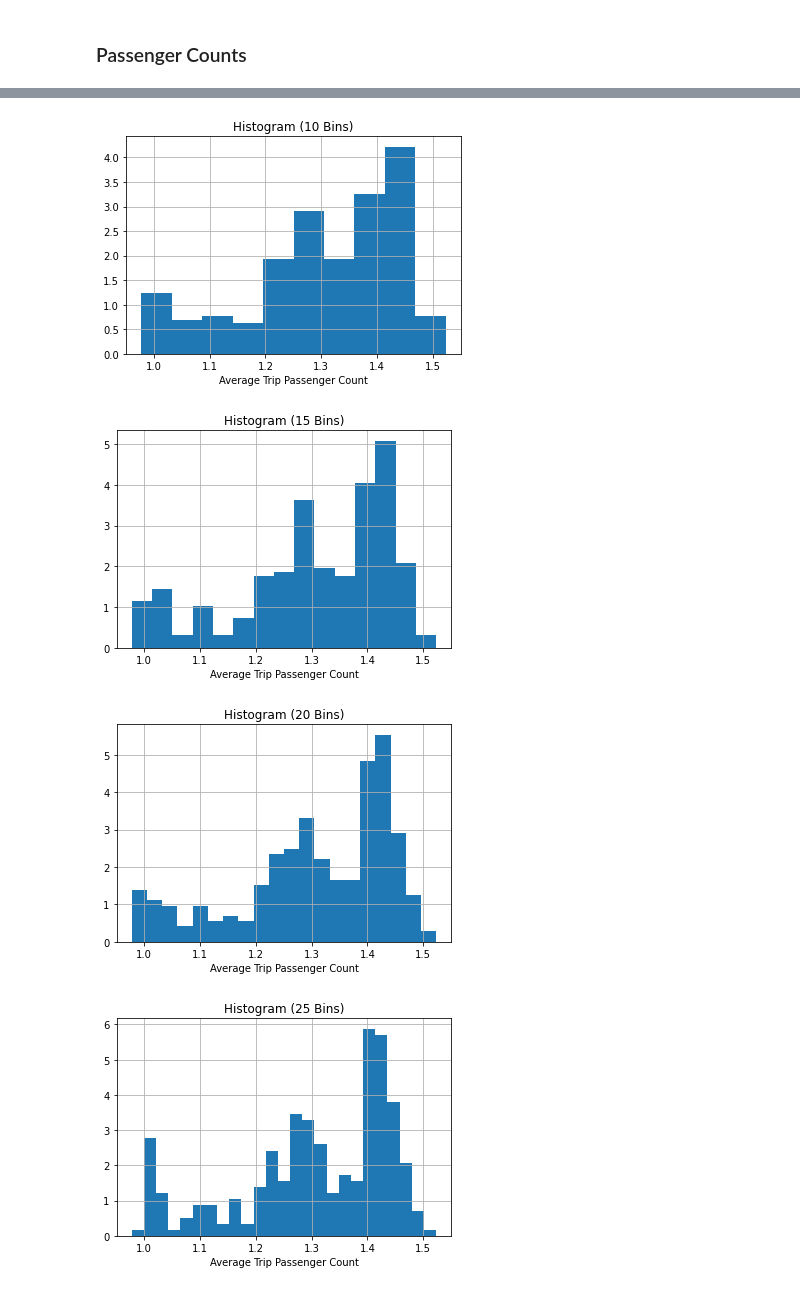
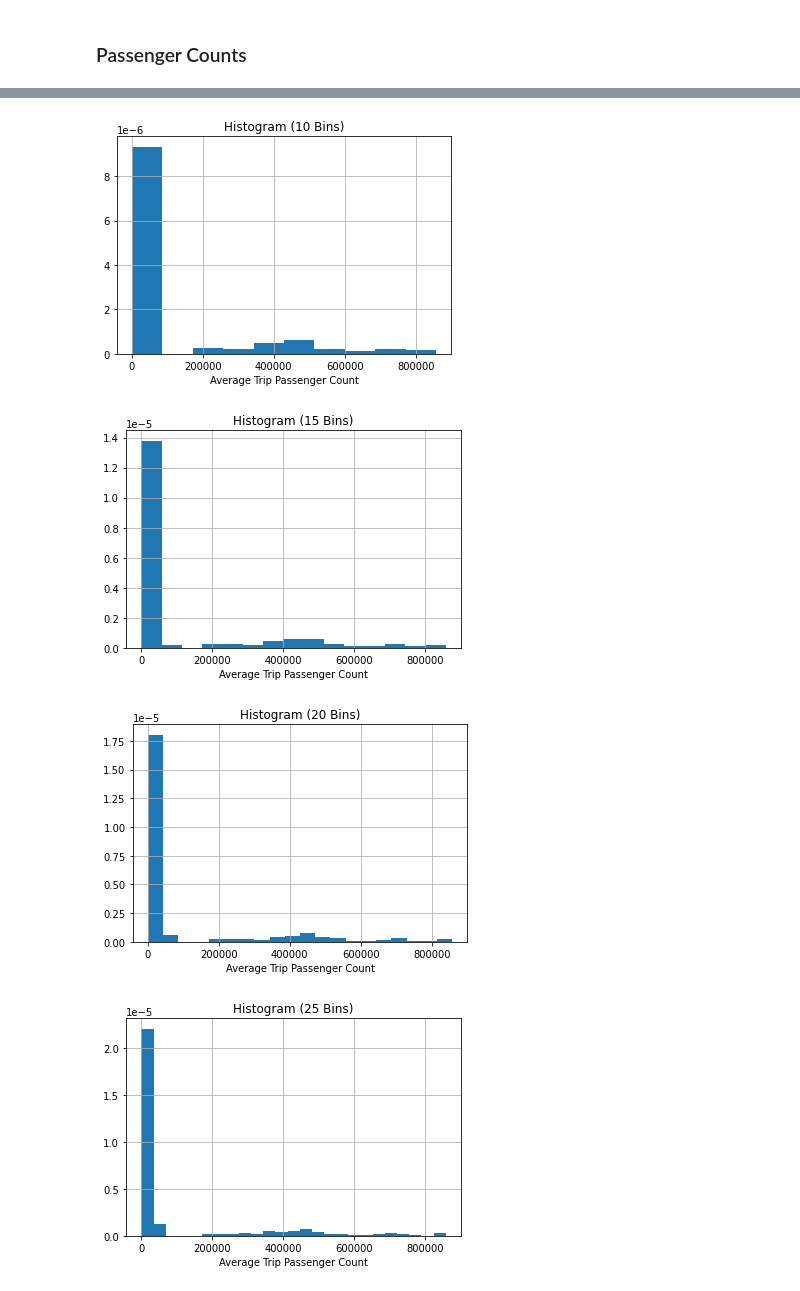
Before and after one commit to MAST30034-Applied-Data-Science/mast30034-project-1-DigitalData, a Jupyter notebook: notebooks/data_analysis/data_analysis_response_distributions.ipynb, the cells around one changed output, grey strips where cells are left out. Drawn from its saved outputs; the diff is of its cells as text; code cells hidden in the pictures.

```diff
--- a/notebooks/data_analysis/data_analysis_response_distributions.ipynb
+++ b/notebooks/data_analysis/data_analysis_response_distributions.ipynb
@@ -53,7 +53,10 @@ tlc_pu_df.limit(5)
 | 2021 | 1 | 2021-01-09 | 158 | 2 | Staten Island | 493494.0 | 55 | 1.114501898705962E-4 | ... |
 | 2020 | 9 | 2020-09-26 | 143 | 2 | Bronx | 1466438.0 | 904 | 6.164597480425358E-4 | ... |
 # %%
-# clean for only timeline 2
-tlc_pu_df = tlc_pu_df.where(F.col('timeline') == 2)
+# apply timeline 1 (analysis range)
+tlc_pu_df = tlc_pu_df.where(F.col('timeline') == 1)
+# %%
+# convert the dataset into a pandas dataframe
+tlc_pu_df = tlc_pu_df.toPandas()
 # %% [markdown]
 ### Trip Distances
@@ -75,7 +73,8 @@ dtype: float64
 # plot the histogram of trip distances with different bin counts
 for logx in [False, True]:
     for bins in [5, 10, 15, 20, 25, 50, 100]:
-        ph.histogram(trip_distances, 'Average Trip Distance', bins, logx)
+        ph.histogram(tlc_pu_df, 'avg_trip_distance',
+            'Average Trip Distance', bins, logx)
 # %% [output]
 [figure]
 [figure]
@@ -110,6 +105,6 @@ dtype: float64
 # plot the histogram of trip distances
 for logx in [False, True]:
     for bins in [5, 10, 15, 20, 25, 50, 100]:
-        ph.histogram(passenger_counts, 'Average Trip Passenger Count',
-            bins, logx)
+        ph.histogram(tlc_pu_df, 'tot_passengers',
+            'Average Trip Passenger Count', bins, logx)
 # %% [output]
@@ -117,4 +112,4 @@ for logx in [False, True]:
-[figure, old version]
+[figure, new version]
-[figure, old version]
+[figure, new version]
-[figure, old version]
+[figure, new version]
-[figure, old version]
+[figure, new version]
```
Also changed, not shown: parts of 6 cells of this notebook, 32 other files.
